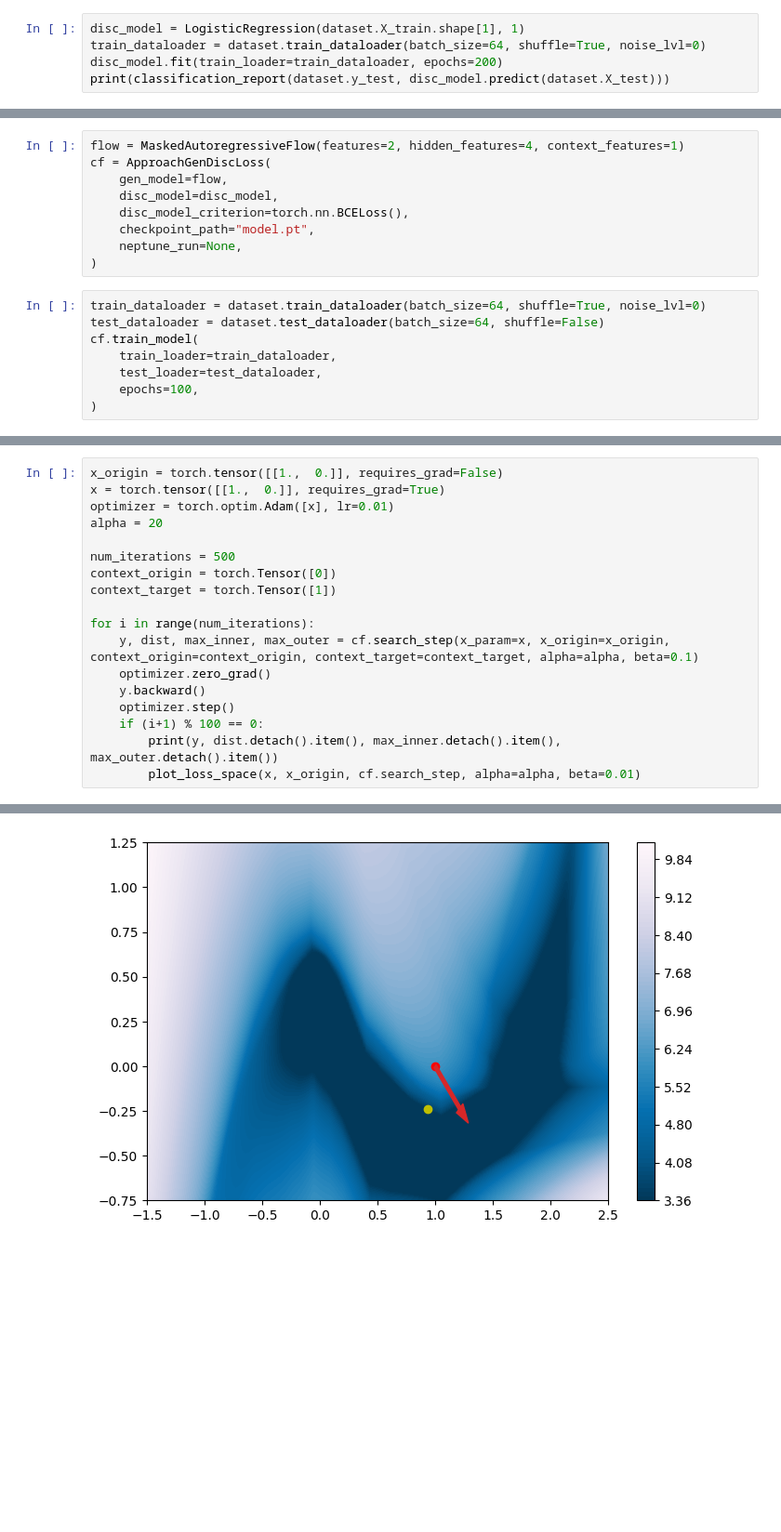
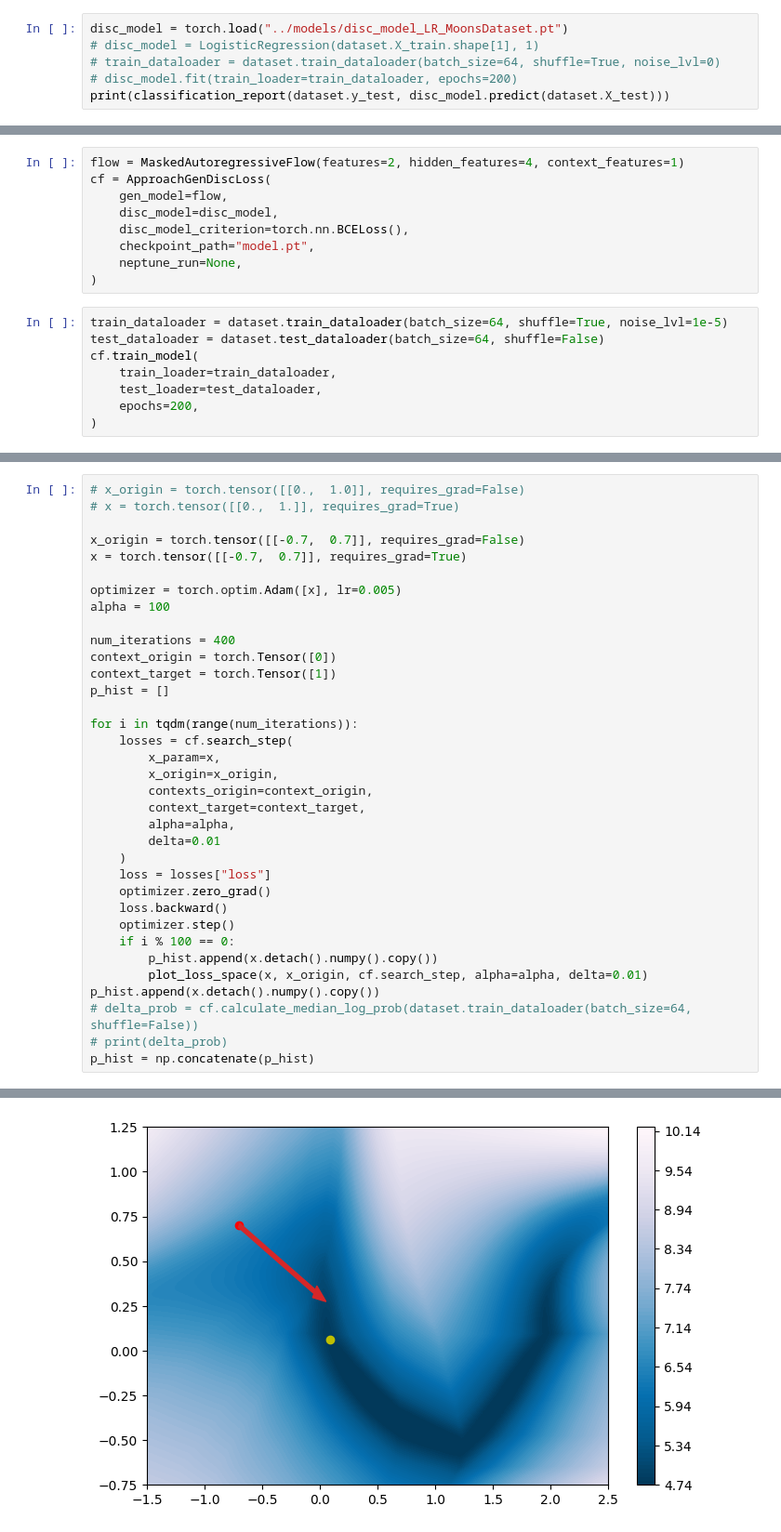
Before and after one commit to ofurman/counterfactuals, a Jupyter notebook: notebooks/visualisation.ipynb, the cells around one changed output, grey strips where cells are left out. Shown at 93% size. Saved outputs shown, nothing was run; the diff lists cells and outputs as text; blank space fills up the shorter version.

```diff
--- a/notebooks/visualisation.ipynb
+++ b/notebooks/visualisation.ipynb
@@ -27,9 +25,10 @@ from counterfactuals.utils import plot_loss_space, plot_model_distribution
 # %%
 dataset = MoonsDataset(file_path="../data/moons.csv")
 # %%
-disc_model = LogisticRegression(dataset.X_train.shape[1], 1)
-train_dataloader = dataset.train_dataloader(batch_size=64, shuffle=True, noise_lvl=0)
-disc_model.fit(train_loader=train_dataloader, epochs=200)
+disc_model = torch.load("../models/disc_model_LR_MoonsDataset.pt")
+# disc_model = LogisticRegression(dataset.X_train.shape[1], 1)
+# train_dataloader = dataset.train_dataloader(batch_size=64, shuffle=True, noise_lvl=0)
+# disc_model.fit(train_loader=train_dataloader, epochs=200)
 print(classification_report(dataset.y_test, disc_model.predict(dataset.X_test)))
 # %% [output]
               precision    recall  f1-score   support
@@ -50,11 +49,11 @@ cf = ApproachGenDiscLoss(
     neptune_run=None,
 )
 # %%
-train_dataloader = dataset.train_dataloader(batch_size=64, shuffle=True, noise_lvl=0)
+train_dataloader = dataset.train_dataloader(batch_size=64, shuffle=True, noise_lvl=1e-5)
 test_dataloader = dataset.test_dataloader(batch_size=64, shuffle=False)
 cf.train_model(
     train_loader=train_dataloader,
     test_loader=test_dataloader,
-    epochs=100,
+    epochs=200,
 )
 # %%
@@ -64,19 +63,36 @@ plot_model_distribution(cf.gen_model)
 # %%
-x_origin = torch.tensor([[1.,  0.]], requires_grad=False)
-x = torch.tensor([[1.,  0.]], requires_grad=True)
-optimizer = torch.optim.Adam([x], lr=0.01)
-alpha = 20
+# x_origin = torch.tensor([[0.,  1.0]], requires_grad=False)
+# x = torch.tensor([[0.,  1.]], requires_grad=True)
 
-num_iterations = 500
+x_origin = torch.tensor([[-0.7,  0.7]], requires_grad=False)
+x = torch.tensor([[-0.7,  0.7]], requires_grad=True)
+
+optimizer = torch.optim.Adam([x], lr=0.005)
+alpha = 100
+
+num_iterations = 400
 context_origin = torch.Tensor([0])
 context_target = torch.Tensor([1])
+p_hist = []
 
-for i in range(num_iterations):
-    y, dist, max_inner, max_outer = cf.search_step(x_param=x, x_origin=x_origin, context_origin=context_origin, context_target=context_target, alpha=alpha, beta=0.1)
+for i in tqdm(range(num_iterations)):
+    losses = cf.search_step(
+        x_param=x,
+        x_origin=x_origin,
+        contexts_origin=context_origin,
+        context_target=context_target,
+        alpha=alpha,
+        delta=0.01
+    )
+    loss = losses["loss"]
     optimizer.zero_grad()
-    y.backward()
+    loss.backward()
     optimizer.step()
-    if (i+1) % 100 == 0:
-        print(y, dist.detach().item(), max_inner.detach().item(), max_outer.detach().item())
-        plot_loss_space(x, x_origin, cf.search_step, alpha=alpha, beta=0.01)
+    if i % 100 == 0:
+        p_hist.append(x.detach().numpy().copy())
+        plot_loss_space(x, x_origin, cf.search_step, alpha=alpha, delta=0.01)
+p_hist.append(x.detach().numpy().copy())
+# delta_prob = cf.calculate_median_log_prob(dataset.train_dataloader(batch_size=64, shuffle=False))
+# print(delta_prob)
+p_hist = np.concatenate(p_hist)
 # %% [output]
@@ -91 +101 @@ tensor(3.3647)
-[figure, old version]
+[figure, new version]
```
Also changed, not shown: parts of 7 cells of this notebook, 1 other file.
